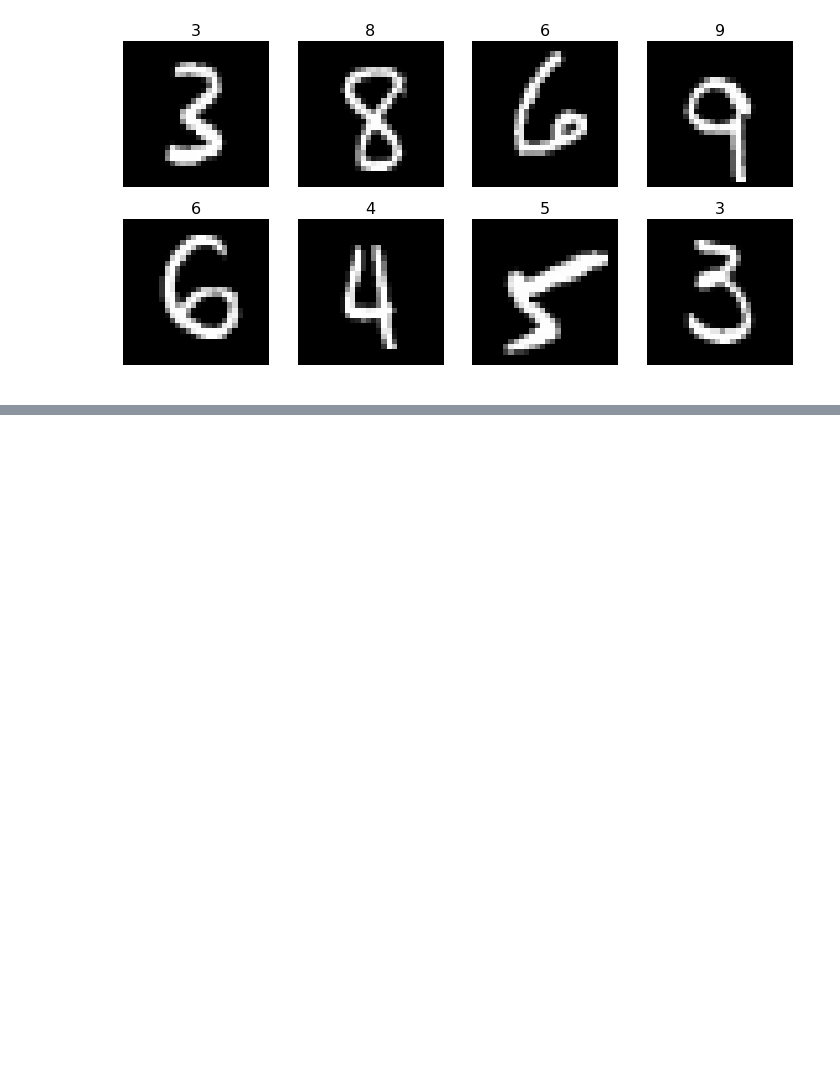
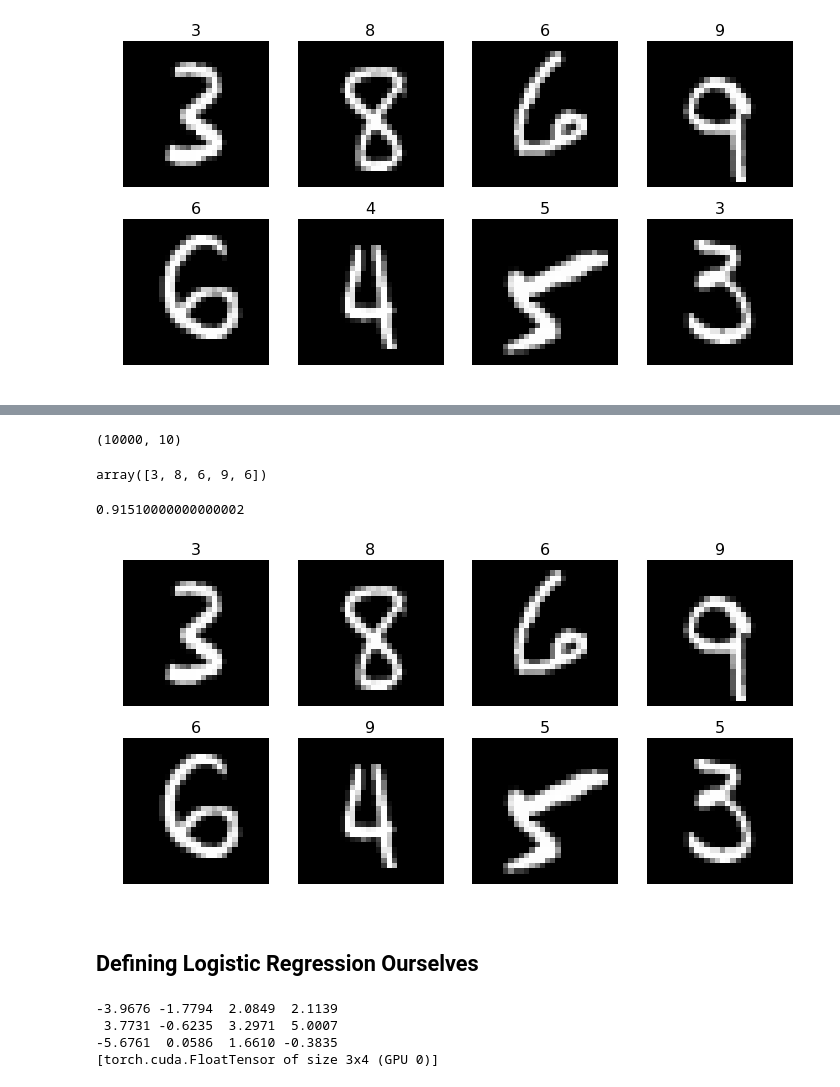
Before and after one commit to abhimanyumittal/fast_ai_ml, a Jupyter notebook: mnist_sgd.ipynb, the cells around one changed output, grey strips where cells are left out. Cells and saved outputs as stored; diff of their text form; code cells hidden in the pictures; blank space fills up the shorter version.

```diff
--- a/mnist_sgd.ipynb
+++ b/mnist_sgd.ipynb
@@ -94,0 +112,4 @@ plots(x_imgs[:8], titles = y_valid[:8])
+# %%
+loss = nn.NLLLoss()
+metrics = [accuracy]
+opt = optim.Adam(net.parameters())
@@ -94,0 +118,2 @@ plots(x_imgs[:8], titles = y_valid[:8])
+# %%
+fit(net,md,epochs=1, crit=loss, opt=opt, metrics=metrics)
@@ -94,0 +134,29 @@ plots(x_imgs[:8], titles = y_valid[:8])
+# %%
+preds = predict(net, md.val_dl)
+# %%
+preds.shape
+# %% [output]
+(10000, 10)
+# %%
+preds.argmax(axis=1)[:5]
+# %% [output]
+array([3, 8, 6, 9, 6])
+# %%
+preds = preds.argmax(1)
+# %%
+np.mean(preds == y_valid)
+# %% [output]
+0.91510000000000002
+# %%
+plots(x_imgs[:8],titles=preds[:8])
+# %% [output]
+[figure, added]
+# %% [markdown]
+## Defining Logistic Regression Ourselves
+# %%
+torch.randn(3,4).cuda()*3
+# %% [output]
+-3.9676 -1.7794  2.0849  2.1139
+ 3.7731 -0.6235  3.2971  5.0007
+-5.6761  0.0586  1.6610 -0.3835
+[torch.cuda.FloatTensor of size 3x4 (GPU 0)]
```
Also changed, not shown: parts of 12 cells of this notebook.
